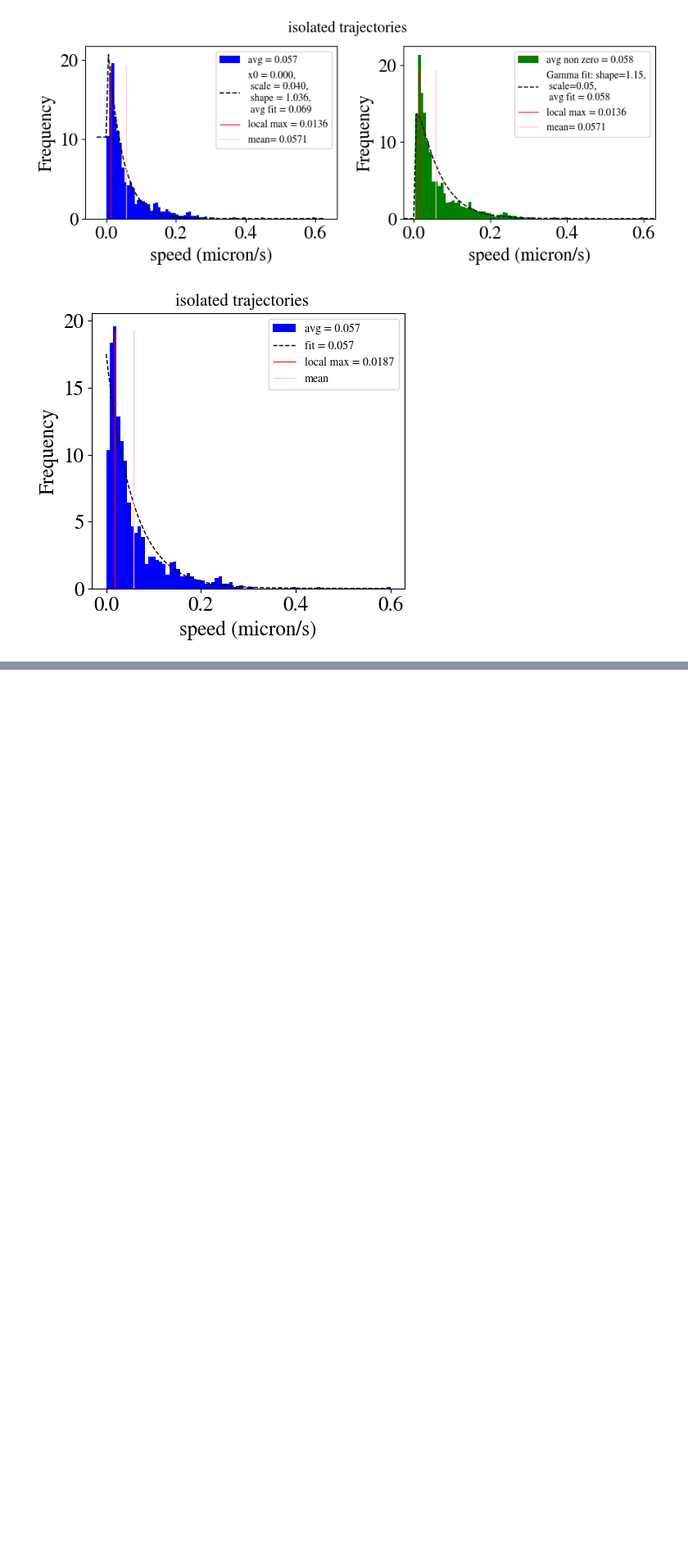
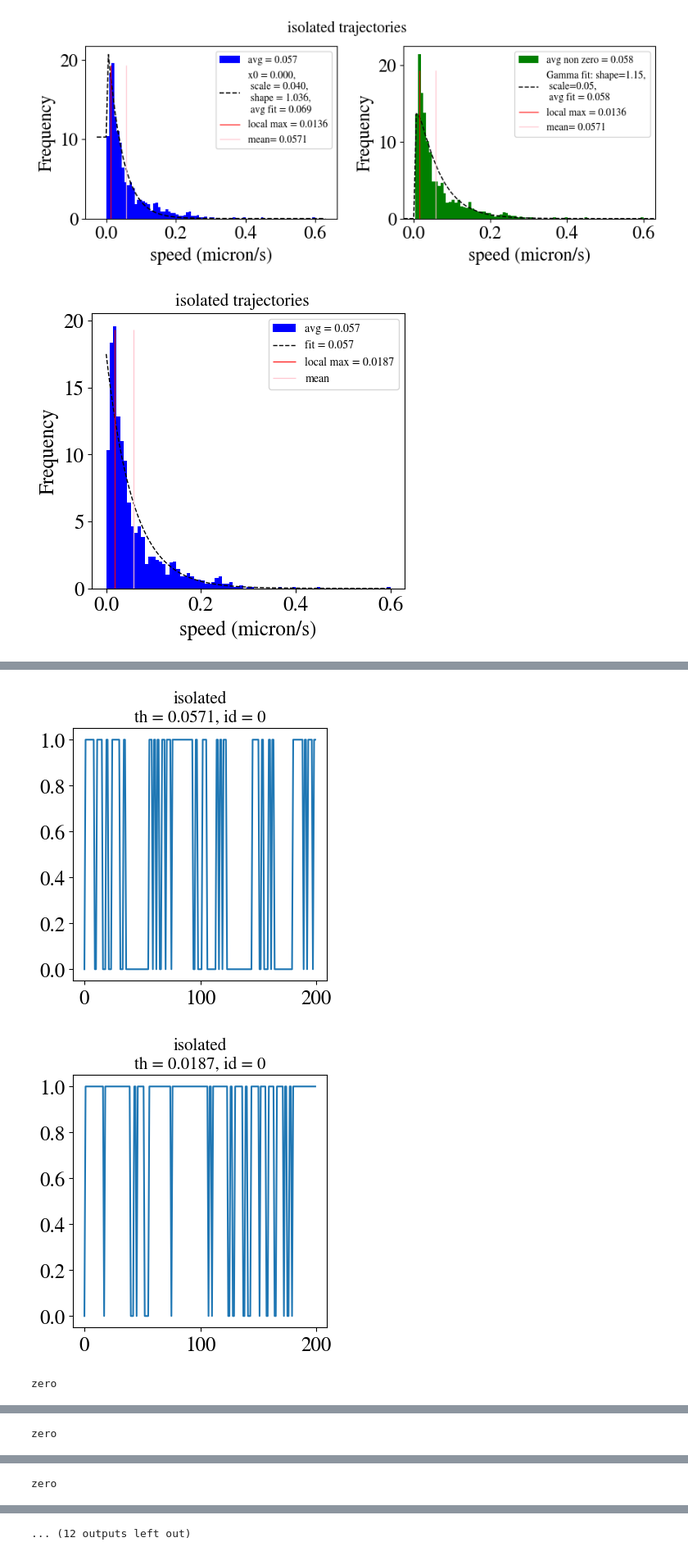
Before and after one commit to jannesantana/bacteria, a Jupyter notebook: threshold_analysis.ipynb, the cells around one changed output, grey strips where cells are left out. Shown at 82% size. Cells and saved outputs as stored; diff of their text form; code cells hidden in the pictures; blank space fills up the shorter version.

```diff
--- a/threshold_analysis.ipynb
+++ b/threshold_analysis.ipynb
@@ -462,17 +549,35 @@ mean_value_isolated,local_max_isolated = plot_fit_expon(all_speeds_isolated,"spe
 # %%
-mov_isolated = []
-not_mov_isolated = []
-thresholds = [mean_value_isolated,local_max_isolated,0.0]
+mov_isolated = [[],[],[]]
+not_mov_isolated = [[],[],[]]
+# thresholds = [mean_value_isolated,local_max_isolated,0.0]
+thresholds = {'mean value': mean_value_isolated, 'local max': local_max_isolated, 'zero':0.0}
+names = list(thresholds.keys())
 
-for id in ids:
+for id in ids_isolated:
     traj = dataframe_isolated[dataframe_isolated['Track ID']==id].sort_values('Frame')
-    movs_mean,movs_localmax,movs_zero = [],[],[]
-    notmovs_mean,notmovs_localmax,notmovs_zero = [],[],[]
+    # print(f'id = {id}')
     if traj['Info'].values[0] == "Isolated" and id != 16:
         obs = traj['Obs'].values[0]
         speed = traj['speed'].values
         time = traj['Frame'].values
 
 
-        for th in thresholds:
-            not_mov,mov,signal,mask = mov_not_mov(speed,0.33)
+        for i,name in enumerate(list(thresholds.keys())):
+            th = thresholds[name]
+            # print(f'doing threshold = {th:.4f}')
+            if th == 0.0:
+                print('zero')
+                no_th = True
+            else:
+                no_th = False
+            not_mov,mov,signal,mask = mov_not_mov(speed,th,zero_th=no_th)
+            plt.figure(figsize=(4,4))
+            plt.plot(time,signal)
+            plt.title(f'isolated\nth = {th:.4f}, id = {id}',fontsize=15)
+            plt.show()
+            mov_isolated[i] += mov
+            not_mov_isolated[i] += not_mov
+# %% [output]
+[figure, added]
+[figure, added]
+zero
@@ -478,0 +587 @@ for id in ids:
+zero
@@ -478,0 +591 @@ for id in ids:
+zero
@@ -478,0 +593 @@ for id in ids:
+... (12 outputs left out)
```
Also changed, not shown: parts of 11 cells of this notebook.
